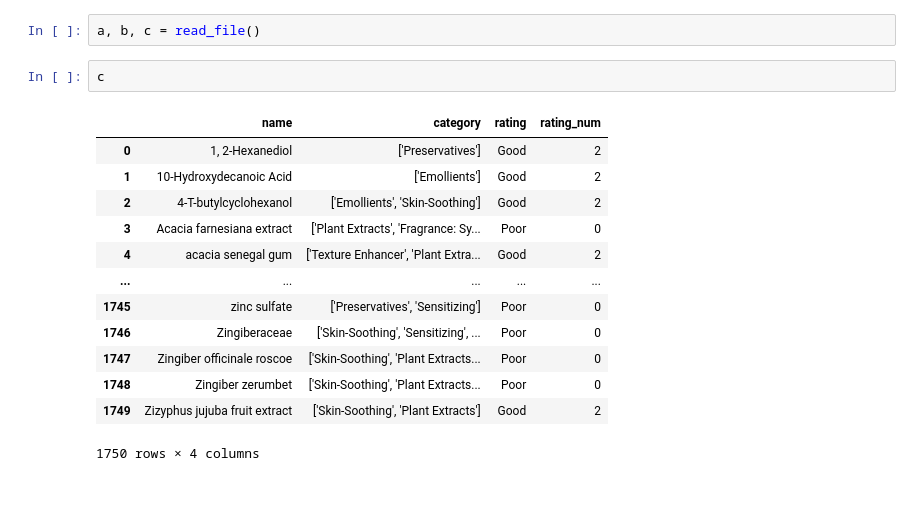
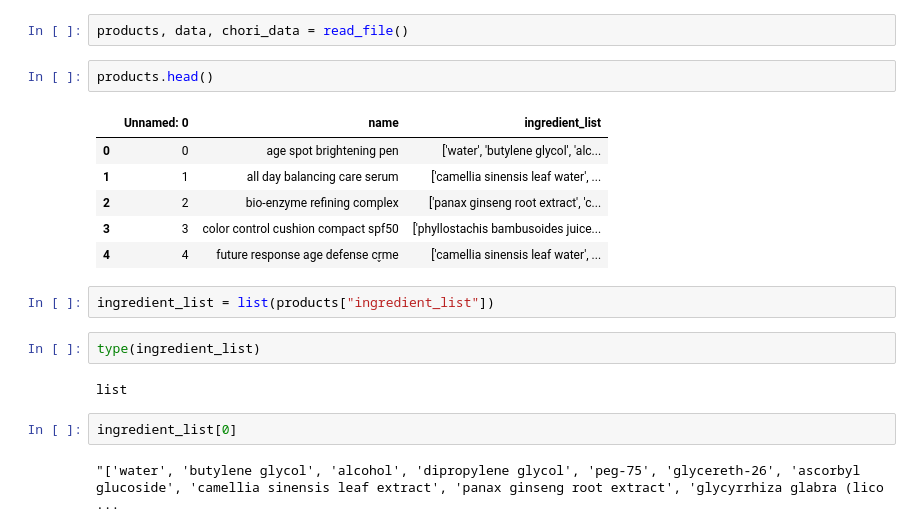
Before and after one commit to diegotorpoco/dcode-beauty, a Jupyter notebook: notebooks/Test_packages.ipynb, the cells around one changed output. Saved outputs shown, nothing was run; the diff lists cells and outputs as text; blank space fills up the shorter version.

```diff
--- a/notebooks/Test_packages.ipynb
+++ b/notebooks/Test_packages.ipynb
@@ -5,18 +9,21 @@ from dcodebeauty.datos import read_file
 # %%
-a, b, c = read_file()
+products, data, chori_data = read_file()
 # %%
-c
+products.head()
 # %% [output]
-|  | name | category | rating | rating_num |
-| 0 | 1, 2-Hexanediol | ['Preservatives'] | Good | 2 |
-| 1 | 10-Hydroxydecanoic Acid | ['Emollients'] | Good | 2 |
-| 2 | 4-T-butylcyclohexanol | ['Emollients', 'Skin-Soothing'] | Good | 2 |
-| 3 | Acacia farnesiana extract | ['Plant Extracts', 'Fragrance: Sy... | Poor | 0 |
-| 4 | acacia senegal gum | ['Texture Enhancer', 'Plant Extra... | Good | 2 |
-| ... | ... | ... | ... | ... |
-| 1745 | zinc sulfate | ['Preservatives', 'Sensitizing'] | Poor | 0 |
-| 1746 | Zingiberaceae | ['Skin-Soothing', 'Sensitizing', ... | Poor | 0 |
-| 1747 | Zingiber officinale roscoe | ['Skin-Soothing', 'Plant Extracts... | Poor | 0 |
-| 1748 | Zingiber zerumbet | ['Skin-Soothing', 'Plant Extracts... | Poor | 0 |
-| 1749 | Zizyphus jujuba fruit extract | ['Skin-Soothing', 'Plant Extracts'] | Good | 2 |
+|  | Unnamed: 0 | name | ingredient_list |
+| 0 | 0 | age spot brightening pen | ['water', 'butylene glycol', 'alc... |
+| 1 | 1 | all day balancing care serum | ['camellia sinensis leaf water', ... |
+| 2 | 2 | bio-enzyme refining complex | ['panax ginseng root extract', 'c... |
+| 3 | 3 | color control cushion compact spf50 | ['phyllostachis bambusoides juice... |
+| 4 | 4 | future response age defense cr̬me | ['camellia sinensis leaf water', ... |
-1750 rows × 4 columns
+# %%
+ingredient_list = list(products["ingredient_list"])
+# %%
+type(ingredient_list)
+# %% [output]
+list
+# %%
+ingredient_list[0]
+# %% [output]
+"['water', 'butylene glycol', 'alcohol', 'dipropylene glycol', 'peg-75', 'glycereth-26', 'ascorbyl glucoside', 'camellia sinensis leaf extract', 'panax ginseng root extract', 'glycyrrhiza glabra (lico ...
```
Also changed, not shown: parts of 51 cells of this notebook, 2 other files.
